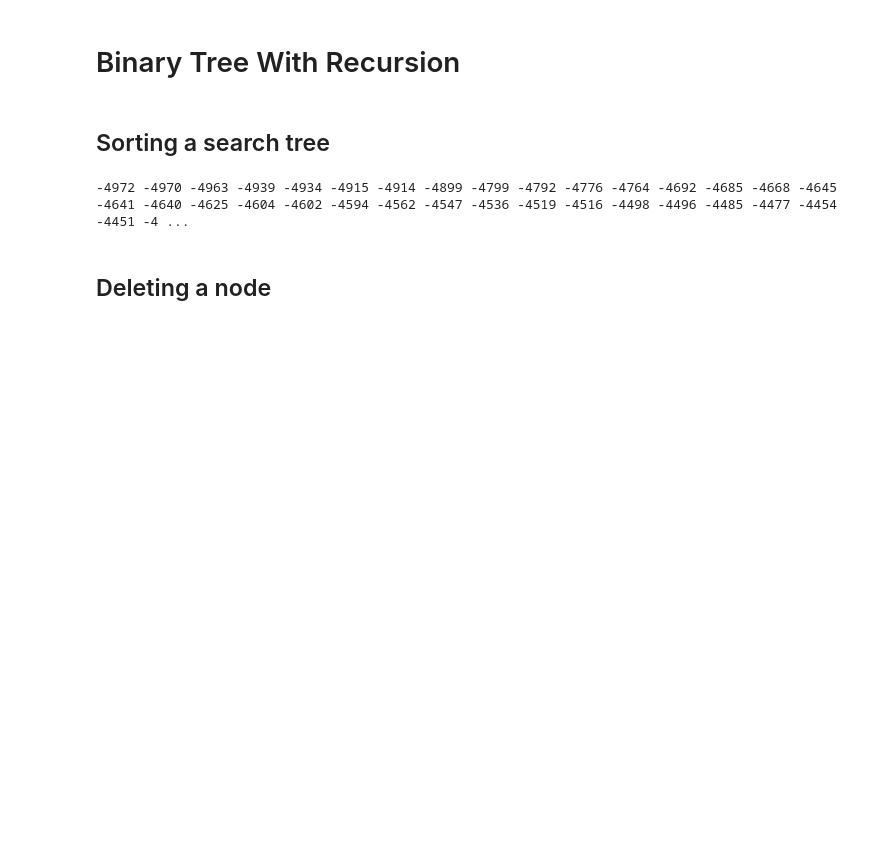
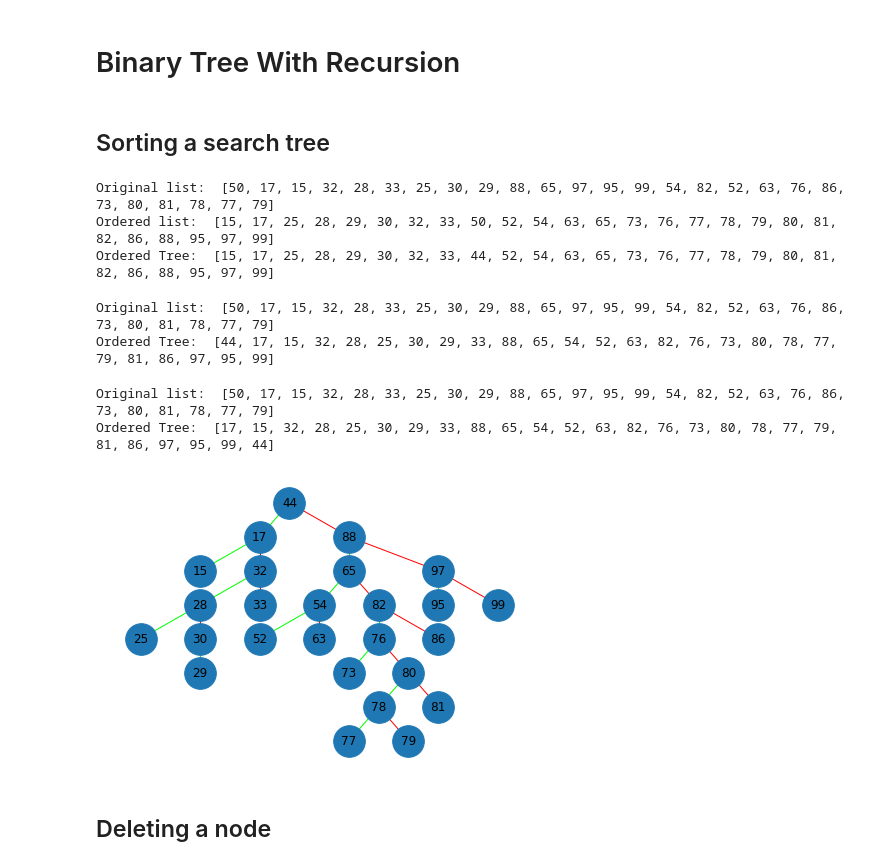
Before and after one commit to MatheusSC017/Studies, a Jupyter notebook: BinarySearchTree.ipynb, the cells around one changed output. Cells and saved outputs as stored; diff of their text form; code cells hidden in the pictures; blank space fills up the shorter version.

```diff
--- a/BinarySearchTree.ipynb
+++ b/BinarySearchTree.ipynb
@@ -282,9 +327,40 @@ def delete(root, value):
 # %% [markdown]
 ## Sorting a search tree
+# %%
+search_tree = Node(44)
+# values = list({randrange(0, 100) for _ in range(20)})
+values = [17, 15, 32, 28, 33, 25, 30, 29, 88, 65, 97, 95, 99, 54, 82, 52,
+          63, 76, 86, 73, 80, 81, 78, 77, 79]
+for value in values:
+  insert(search_tree, value)
+new_values = [50, ]
+new_values.extend(values)
+inorder_tree = list(inorder(search_tree))
+print("Original list: ", new_values)
+print("Ordered list: ", sorted(new_values))
+print("Ordered Tree: ", inorder_tree)
+# %% [output]
+Original list:  [50, 17, 15, 32, 28, 33, 25, 30, 29, 88, 65, 97, 95, 99, 54, 82, 52, 63, 76, 86, 73, 80, 81, 78, 77, 79]
+Ordered list:  [15, 17, 25, 28, 29, 30, 32, 33, 50, 52, 54, 63, 65, 73, 76, 77, 78, 79, 80, 81, 82, 86, 88, 95, 97, 99]
+Ordered Tree:  [15, 17, 25, 28, 29, 30, 32, 33, 44, 52, 54, 63, 65, 73, 76, 77, 78, 79, 80, 81, 82, 86, 88, 95, 97, 99]
+# %%
+preorder_tree = list(preorder(search_tree))
+print("Original list: ", new_values)
+print("Ordered Tree: ", preorder_tree)
+# %% [output]
+Original list:  [50, 17, 15, 32, 28, 33, 25, 30, 29, 88, 65, 97, 95, 99, 54, 82, 52, 63, 76, 86, 73, 80, 81, 78, 77, 79]
+Ordered Tree:  [44, 17, 15, 32, 28, 25, 30, 29, 33, 88, 65, 54, 52, 63, 82, 76, 73, 80, 78, 77, 79, 81, 86, 97, 95, 99]
+# %%
+postorder_tree = list(postorder(search_tree))
+print("Original list: ", new_values)
+print("Ordered Tree: ", postorder_tree)
+# %% [output]
+Original list:  [50, 17, 15, 32, 28, 33, 25, 30, 29, 88, 65, 97, 95, 99, 54, 82, 52, 63, 76, 86, 73, 80, 81, 78, 77, 79]
+Ordered Tree:  [17, 15, 32, 28, 25, 30, 29, 33, 88, 65, 54, 52, 63, 82, 76, 73, 80, 78, 77, 79, 81, 86, 97, 95, 99, 44]
 # %%
-inorder(search_tree)
+print_tree(search_tree)
 # %% [output]
--4972 -4970 -4963 -4939 -4934 -4915 -4914 -4899 -4799 -4792 -4776 -4764 -4692 -4685 -4668 -4645 -4641 -4640 -4625 -4604 -4602 -4594 -4562 -4547 -4536 -4519 -4516 -4498 -4496 -4485 -4477 -4454 -4451 -4 ...
+[figure, added]
 # %% [markdown]
 ## Deleting a node
 # %%
```
Also changed, not shown: parts of 5 cells of this notebook.
